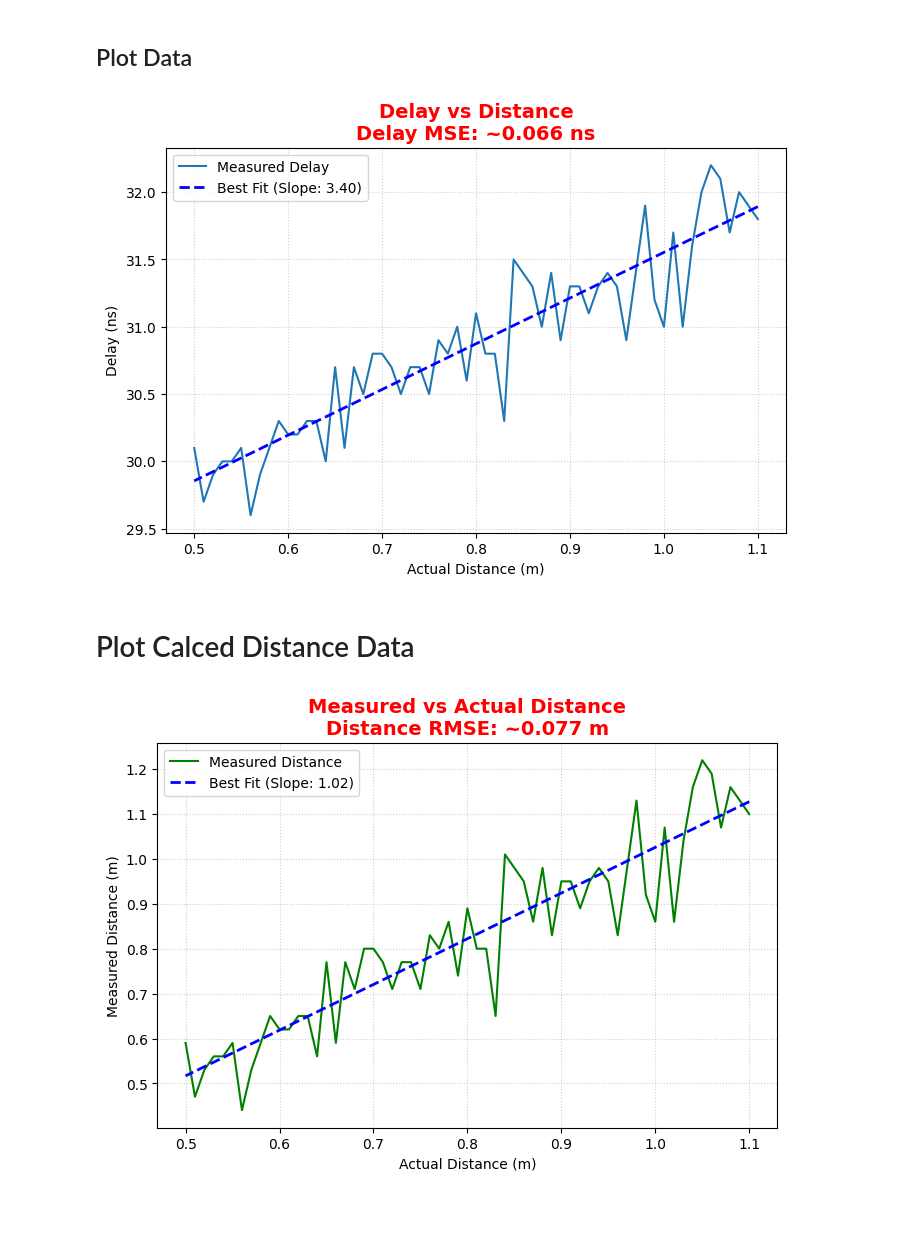
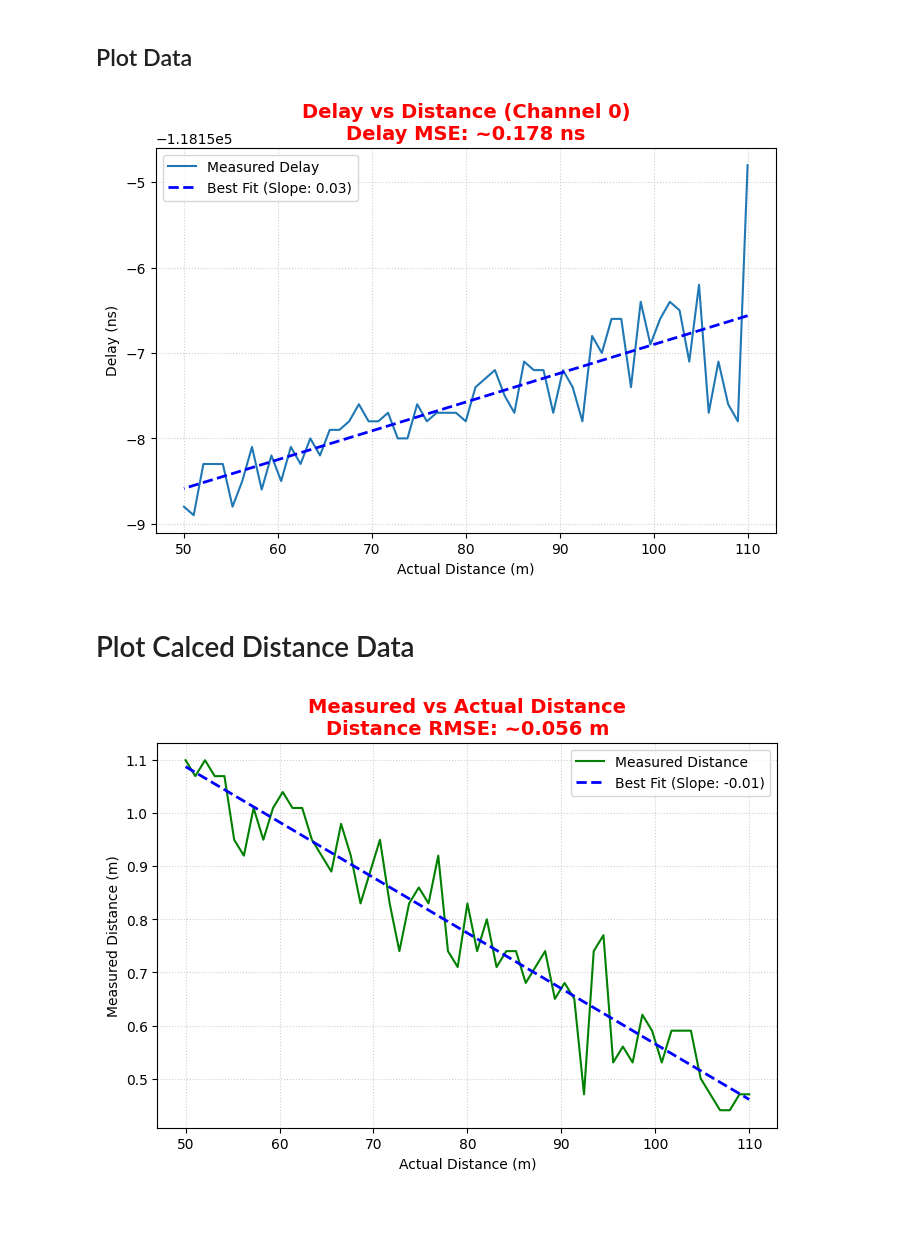
Before and after one commit to osherlock1/OFDM-Sense, a Jupyter notebook: notebooks/experiment_plotter.ipynb, the cells around one changed output. Saved outputs shown, nothing was run; the diff lists cells and outputs as text; code cells hidden in the pictures.

Commit message:
plot multiple rx

```diff
--- a/notebooks/experiment_plotter.ipynb
+++ b/notebooks/experiment_plotter.ipynb
@@ -14,0 +19,11 @@ calculated_distance = df['calculated distance(m)']
+# %%
+df = pd.read_csv('/Users/omalleysherlock/Developer/OFDM-Sense/experiments/no_ref_2rx.csv')
+
+delay0 = df['delay0']
+distance0 = df['distance0']
+
+delay1 = df['delay1']
+distance1 = df['distance1']
+
+
+actual_distance = np.linspace(110, 50, len(delay0))
@@ -19,51 +63,51 @@ import matplotlib.pyplot as plt
 # %%
 import matplotlib.pyplot as plt
 import numpy as np
 from sklearn.metrics import mean_squared_error
 
 # 1. Calculate Line of Best Fit
 # This creates the "Predicted" values (line_of_best_fit)
-m, b = np.polyfit(actual_distance, calculated_delay, 1)
+m, b = np.polyfit(actual_distance, delay0, 1)
 line_of_best_fit = m * actual_distance + b
 
 # 2. Calculate MSE
-mse = mean_squared_error(calculated_delay, line_of_best_fit)
+mse = mean_squared_error(delay0, line_of_best_fit)
 
 # 3. Plotting
 plt.figure(figsize=(8, 5))
 
 # Original Data
-plt.plot(actual_distance, calculated_delay, label='Measured Delay')
+plt.plot(actual_distance, delay0, label='Measured Delay')
 
 # Line of Best Fit
 plt.plot(actual_distance, line_of_best_fit, color='blue', linestyle='--',
          linewidth=2, label=f'Best Fit (Slope: {m:.2f})')
 
-plt.title(f"Delay vs Distance\nDelay MSE: ~{mse:.3f} ns", fontsize=14, color='red', fontweight='bold')
+plt.title(f"Delay vs Distance (Channel 0)\nDelay MSE: ~{mse:.3f} ns", fontsize=14, color='red', fontweight='bold')
 plt.xlabel("Actual Distance (m)")
 plt.ylabel("Delay (ns)")
 plt.legend()
 plt.grid(True, linestyle=':', alpha=0.6)
 
 plt.show()
 # %% [output]
-[figure, old version]
+[figure, new version]
 # %% [markdown]
 # Plot Calced Distance Data
 # %%
 # Calculate Line of Best Fit
-m, b = np.polyfit(actual_distance, calculated_distance, 1)
+m, b = np.polyfit(actual_distance, distance1, 1)
 line_of_best_fit = m * actual_distance + b
 
 # Calculate MSE and then RMSE
-mse = mean_squared_error(calculated_distance, line_of_best_fit)
+mse = mean_squared_error(distance1, line_of_best_fit)
 rmse = np.sqrt(mse)  # Convert to meters
 
 # Plotting
 plt.figure(figsize=(8, 5))
 
 # Original Data
-plt.plot(actual_distance, calculated_distance, color='green', label='Measured Distance')
+plt.plot(actual_distance, distance1, color='green', label='Measured Distance')
 
 # Line of Best Fit
 plt.plot(actual_distance, line_of_best_fit, color='blue', linestyle='--',
@@ -79,6 +123,6 @@ plt.grid(True, linestyle=':', alpha=0.6)
 
 plt.show()
 # %% [output]
-[figure, old version]
+[figure, new version]
 # %% [markdown]
 #
```
Also changed, not shown: parts of 5 cells of this notebook.
